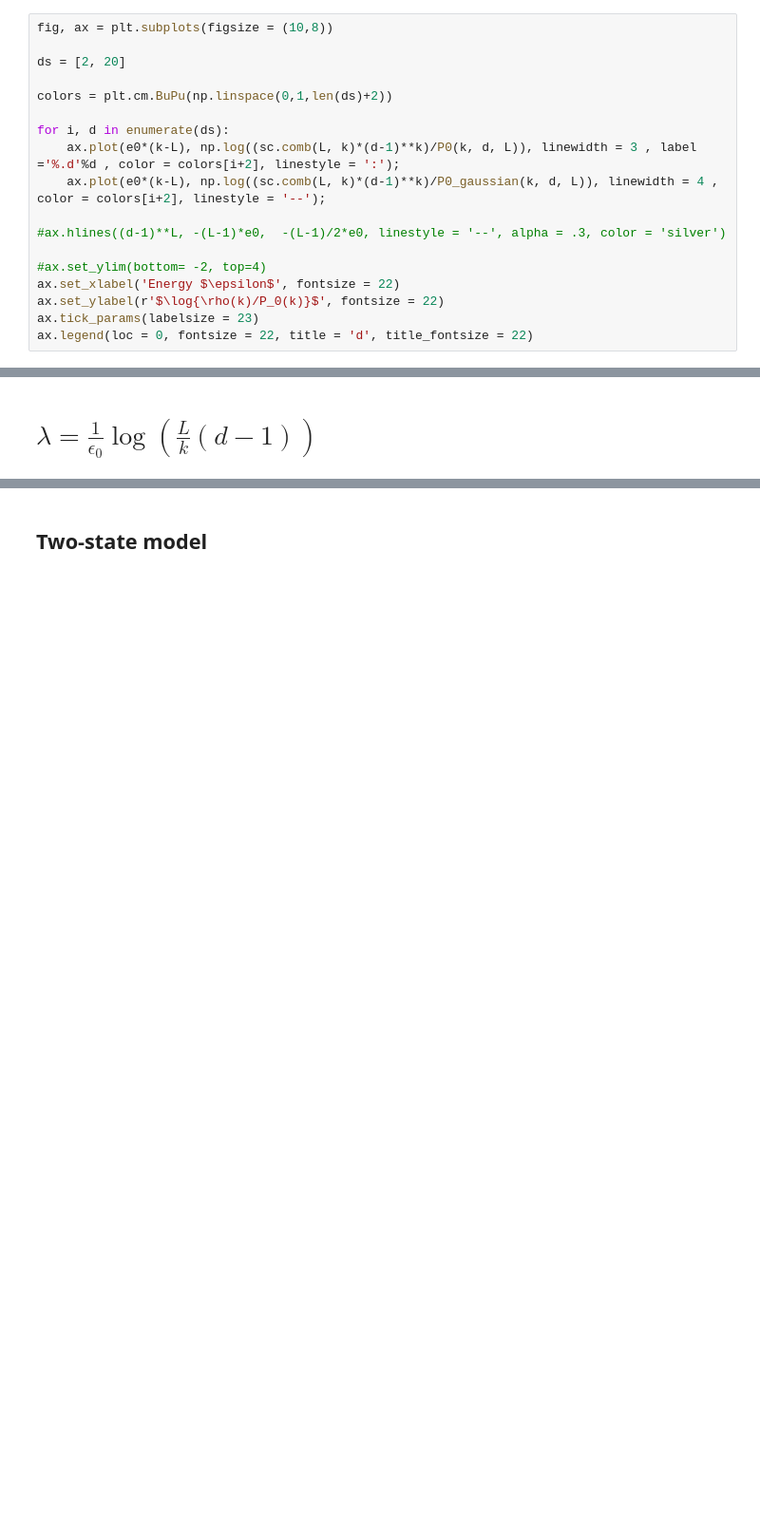
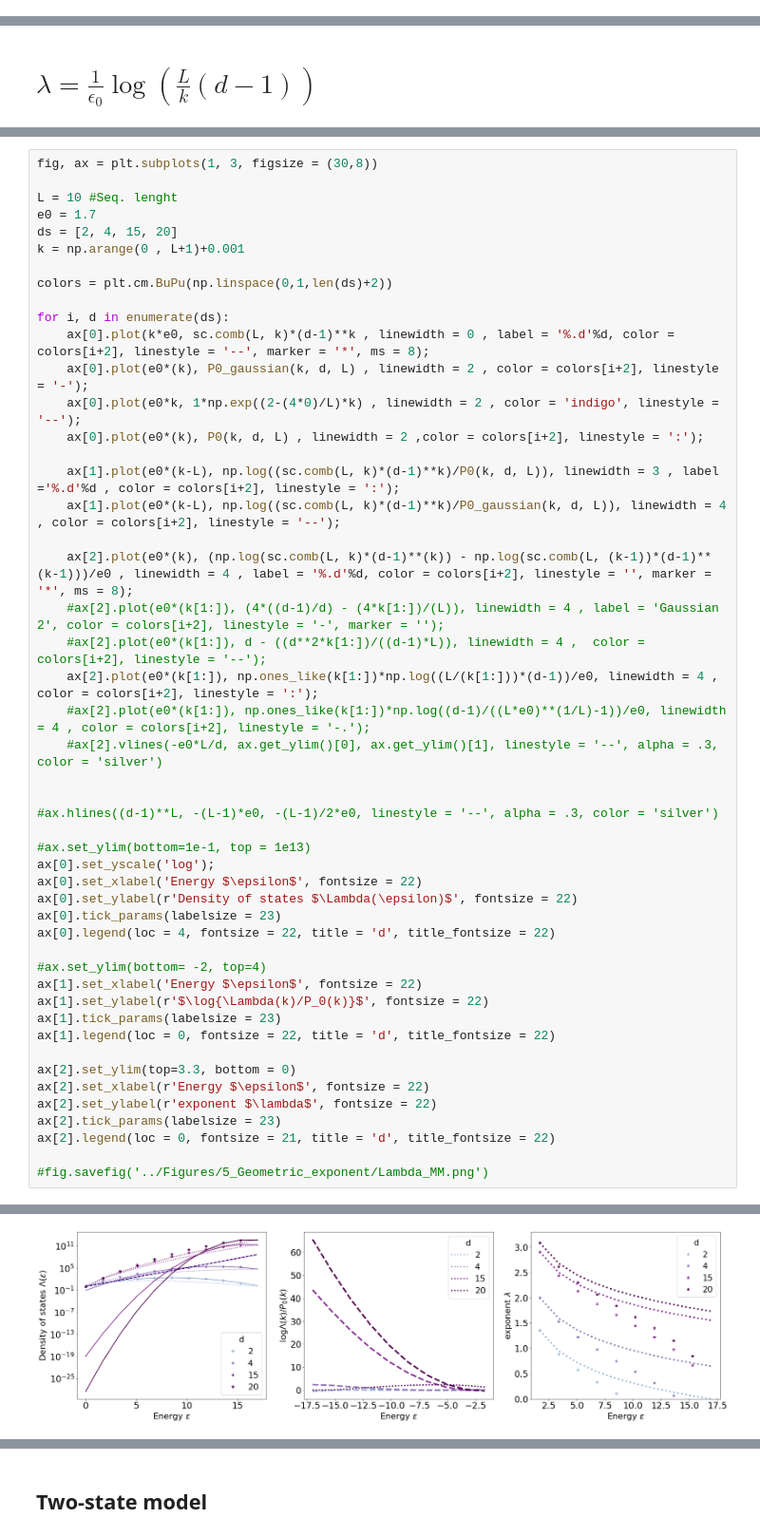
Before and after one commit to rmorantovar/Immune_System, a Jupyter notebook: Jupyter_Notebooks/5_Geometric_exponent.ipynb, the cells around one changed output, grey strips where cells are left out. Shown at 95% size. Cells and saved outputs as stored; diff of their text form; blank space fills up the shorter version.

```diff
--- a/Jupyter_Notebooks/5_Geometric_exponent.ipynb
+++ b/Jupyter_Notebooks/5_Geometric_exponent.ipynb
@@ -101,18 +48,0 @@ fig.savefig('../Figures/5_Geometric_exponent/Lambda_MM.png')
-# %%
-fig, ax = plt.subplots(figsize = (10,8))
-
-ds = [2, 20]
-
-colors = plt.cm.BuPu(np.linspace(0,1,len(ds)+2))
-
-for i, d in enumerate(ds):
-    ax.plot(e0*(k-L), np.log((sc.comb(L, k)*(d-1)**k)/P0(k, d, L)), linewidth = 3 , label ='%.d'%d , color = colors[i+2], linestyle = ':');
-    ax.plot(e0*(k-L), np.log((sc.comb(L, k)*(d-1)**k)/P0_gaussian(k, d, L)), linewidth = 4 , color = colors[i+2], linestyle = '--');
-
-#ax.hlines((d-1)**L, -(L-1)*e0,  -(L-1)/2*e0, linestyle = '--', alpha = .3, color = 'silver')
-
-#ax.set_ylim(bottom= -2, top=4)
-ax.set_xlabel('Energy $\epsilon$', fontsize = 22)
-ax.set_ylabel(r'$\log{\rho(k)/P_0(k)}$', fontsize = 22)
-ax.tick_params(labelsize = 23)
-ax.legend(loc = 0, fontsize = 22, title = 'd', title_fontsize = 22)
@@ -149,0 +51,50 @@ fig.savefig('../Figures/5_Geometric_exponent/lambda_exp_MM.png')
+# %%
+fig, ax = plt.subplots(1, 3, figsize = (30,8))
+
+L = 10 #Seq. lenght
+e0 = 1.7
+ds = [2, 4, 15, 20]
+k = np.arange(0 , L+1)+0.001
+
+colors = plt.cm.BuPu(np.linspace(0,1,len(ds)+2))
+
+for i, d in enumerate(ds):
+    ax[0].plot(k*e0, sc.comb(L, k)*(d-1)**k , linewidth = 0 , label = '%.d'%d, color = colors[i+2], linestyle = '--', marker = '*', ms = 8);
+    ax[0].plot(e0*(k), P0_gaussian(k, d, L) , linewidth = 2 , color = colors[i+2], linestyle = '-');
+    ax[0].plot(e0*k, 1*np.exp((2-(4*0)/L)*k) , linewidth = 2 , color = 'indigo', linestyle = '--');
+    ax[0].plot(e0*(k), P0(k, d, L) , linewidth = 2 ,color = colors[i+2], linestyle = ':');
+
+    ax[1].plot(e0*(k-L), np.log((sc.comb(L, k)*(d-1)**k)/P0(k, d, L)), linewidth = 3 , label ='%.d'%d , color = colors[i+2], linestyle = ':');
+    ax[1].plot(e0*(k-L), np.log((sc.comb(L, k)*(d-1)**k)/P0_gaussian(k, d, L)), linewidth = 4 , color = colors[i+2], linestyle = '--');
+
+    ax[2].plot(e0*(k), (np.log(sc.comb(L, k)*(d-1)**(k)) - np.log(sc.comb(L, (k-1))*(d-1)**(k-1)))/e0 , linewidth = 4 , label = '%.d'%d, color = colors[i+2], linestyle = '', marker = '*', ms = 8);
+    #ax[2].plot(e0*(k[1:]), (4*((d-1)/d) - (4*k[1:])/(L)), linewidth = 4 , label = 'Gaussian 2', color = colors[i+2], linestyle = '-', marker = '');
+    #ax[2].plot(e0*(k[1:]), d - ((d**2*k[1:])/((d-1)*L)), linewidth = 4 ,  color = colors[i+2], linestyle = '--');
+    ax[2].plot(e0*(k[1:]), np.ones_like(k[1:])*np.log((L/(k[1:]))*(d-1))/e0, linewidth = 4 , color = colors[i+2], linestyle = ':');
+    #ax[2].plot(e0*(k[1:]), np.ones_like(k[1:])*np.log((d-1)/((L*e0)**(1/L)-1))/e0, linewidth = 4 , color = colors[i+2], linestyle = '-.');
+    #ax[2].vlines(-e0*L/d, ax.get_ylim()[0], ax.get_ylim()[1], linestyle = '--', alpha = .3, color = 'silver')
+
+
+#ax.hlines((d-1)**L, -(L-1)*e0, -(L-1)/2*e0, linestyle = '--', alpha = .3, color = 'silver')
+
+#ax.set_ylim(bottom=1e-1, top = 1e13)
+ax[0].set_yscale('log');
+ax[0].set_xlabel('Energy $\epsilon$', fontsize = 22)
+ax[0].set_ylabel(r'Density of states $\Lambda(\epsilon)$', fontsize = 22)
+ax[0].tick_params(labelsize = 23)
+ax[0].legend(loc = 4, fontsize = 22, title = 'd', title_fontsize = 22)
+
+#ax.set_ylim(bottom= -2, top=4)
+ax[1].set_xlabel('Energy $\epsilon$', fontsize = 22)
+ax[1].set_ylabel(r'$\log{\Lambda(k)/P_0(k)}$', fontsize = 22)
+ax[1].tick_params(labelsize = 23)
+ax[1].legend(loc = 0, fontsize = 22, title = 'd', title_fontsize = 22)
+
+ax[2].set_ylim(top=3.3, bottom = 0)
+ax[2].set_xlabel(r'Energy $\epsilon$', fontsize = 22)
+ax[2].set_ylabel(r'exponent $\lambda$', fontsize = 22)
+ax[2].tick_params(labelsize = 23)
+ax[2].legend(loc = 0, fontsize = 21, title = 'd', title_fontsize = 22)
+
+#fig.savefig('../Figures/5_Geometric_exponent/Lambda_MM.png')
+# %% [output]
@@ -150 +102,2 @@ fig.savefig('../Figures/5_Geometric_exponent/lambda_exp_MM.png')
+[figure, added]
 # %% [markdown]
```
Also changed, not shown: parts of 37 cells of this notebook, 24 other files.
